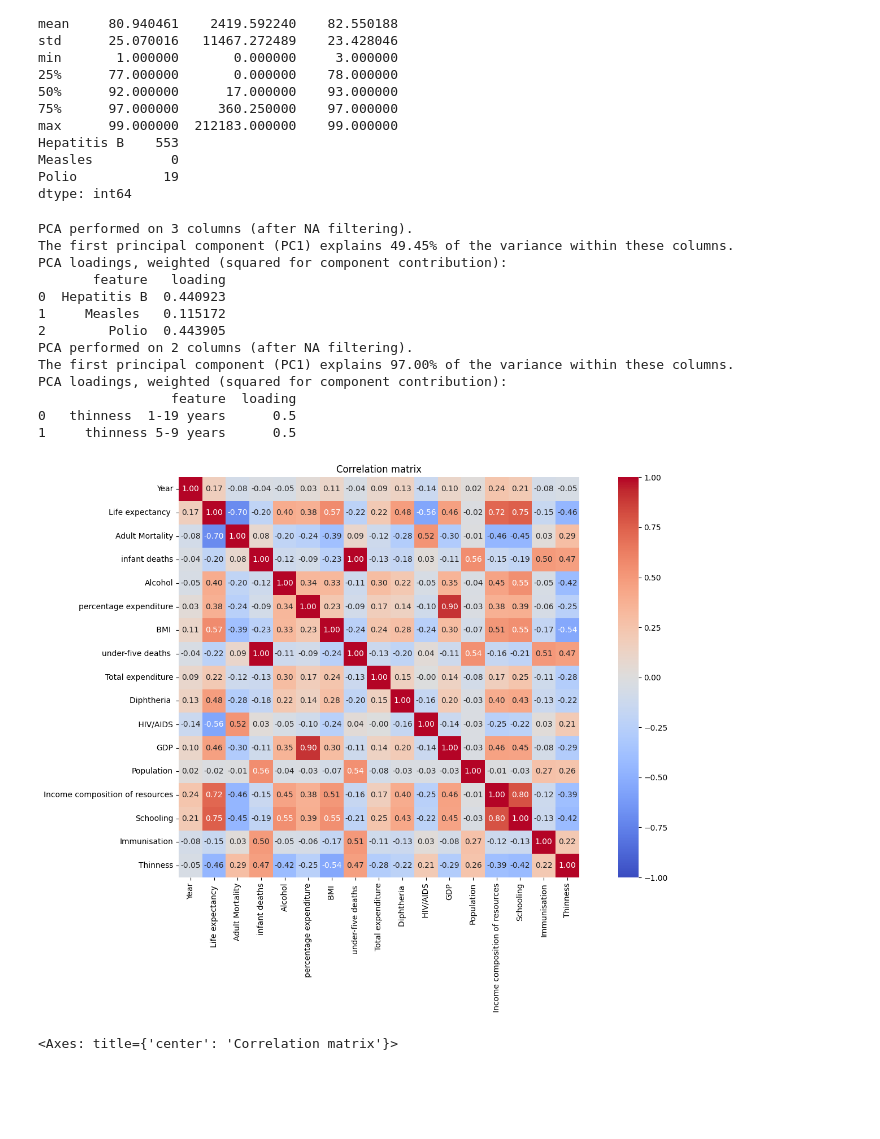
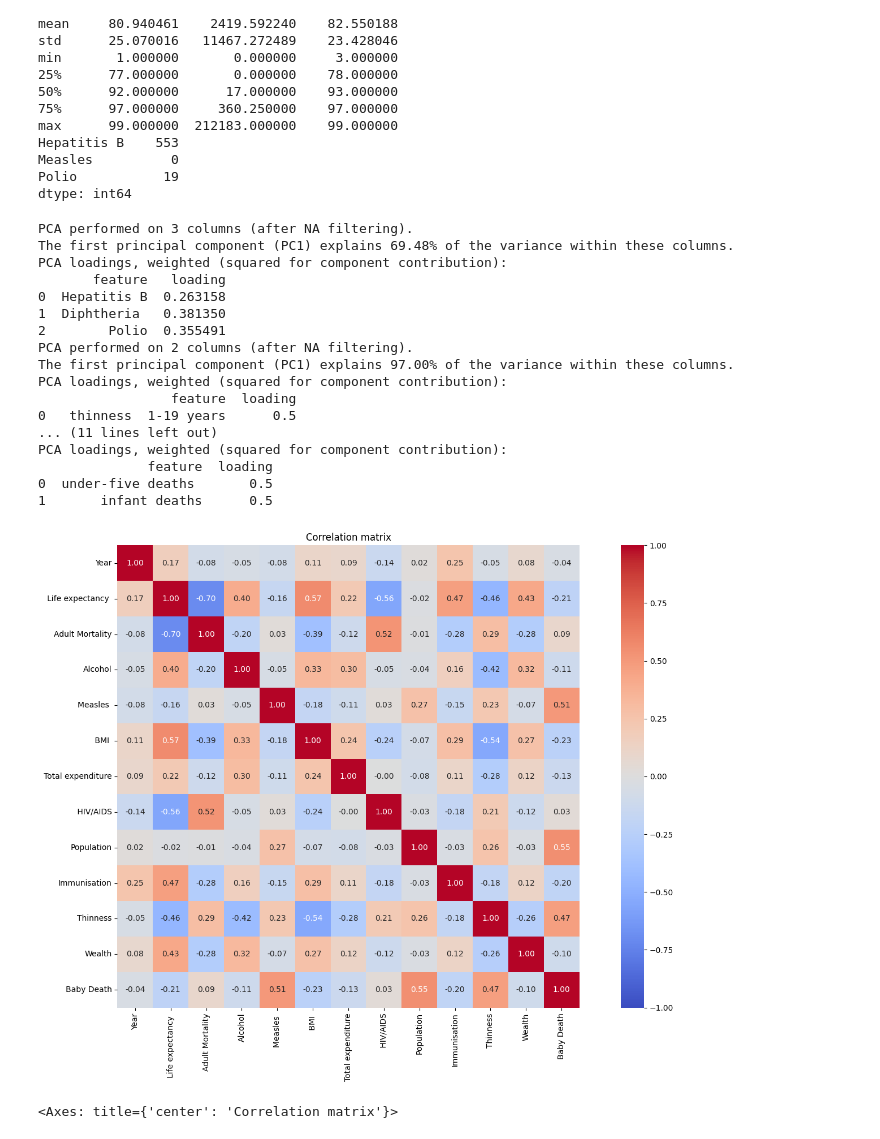
Before and after one commit to punsii/ama_ws25, a Jupyter notebook: notebooks/jens/project_work.ipynb, the cells around one changed output. Saved outputs shown, nothing was run; the diff lists cells and outputs as text; code cells hidden in the pictures; blank space fills up the shorter version.

Commit message:
Modified and normalised the calcs for column concat

```diff
--- a/notebooks/jens/project_work.ipynb
+++ b/notebooks/jens/project_work.ipynb
@@ -92,25 +92,35 @@ Polio           19
 dtype: int64
 # %%
 # CONCAT IMMUNISATION COLUMNS INTO ONE
-df2 = data_analyzer.concatColumns(df, columns=[LifeEx.HEPATITIS_B.value,LifeEx.MEASLES.value,LifeEx.POLIO.value], new_column_name='Immunisation')
+df2 = data_analyzer.concatColumns(df, columns=[LifeEx.HEPATITIS_B.value,LifeEx.DIPHTHERIA.value,LifeEx.POLIO.value], new_column_name='Immunisation')
 
 df3 = data_analyzer.concatColumns(df2, columns=[LifeEx.THINNESS_1_19_YEARS.value,LifeEx.THINNESS_5_9_YEARS.value], new_column_name='Thinness')
+
+df4 = data_analyzer.concatColumns(df3, columns=[LifeEx.GDP.value,LifeEx.PERCENTAGE_EXPENDITURE.value,LifeEx.INCOME_COMPOSITION_OF_RESOURCES.value,LifeEx.SCHOOLING.value], new_column_name='Wealth')
+
+df5 = data_analyzer.concatColumns(df4, columns=[LifeEx.UNDER_FIVE_DEATHS.value,LifeEx.INFANT_DEATHS.value], new_column_name='Baby Death')
+
+df_concat = df5
 # %% [output]
 PCA performed on 3 columns (after NA filtering).
-The first principal component (PC1) explains 49.45% of the variance within these columns.
+The first principal component (PC1) explains 69.48% of the variance within these columns.
 PCA loadings, weighted (squared for component contribution):
        feature   loading
-0  Hepatitis B  0.440923
-1     Measles   0.115172
-2        Polio  0.443905
+0  Hepatitis B  0.263158
+1  Diphtheria   0.381350
+2        Polio  0.355491
 PCA performed on 2 columns (after NA filtering).
 The first principal component (PC1) explains 97.00% of the variance within these columns.
 PCA loadings, weighted (squared for component contribution):
                  feature  loading
 0   thinness  1-19 years      0.5
-1     thinness 5-9 years      0.5
+... (11 lines left out)
+PCA loadings, weighted (squared for component contribution):
+              feature  loading
+0  under-five deaths       0.5
+1       infant deaths      0.5
 # %%
-visualiser.showCorrelationMatrix(df3,figsize=(15,10))
+visualiser.showCorrelationMatrix(df_concat,figsize=(15,10))
 # %% [output]
-[figure, old version]
+[figure, new version]
 <Axes: title={'center': 'Correlation matrix'}>
```
